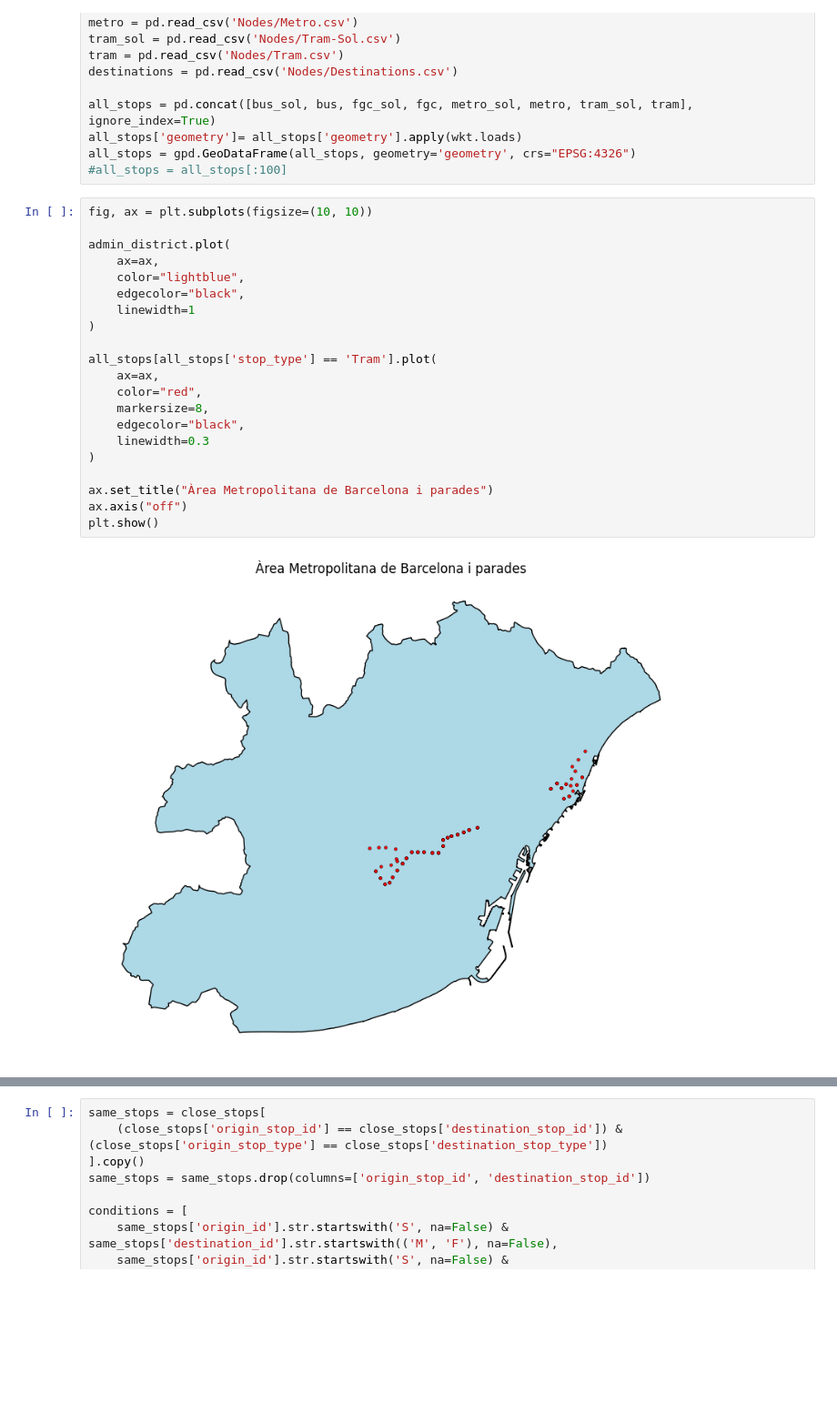
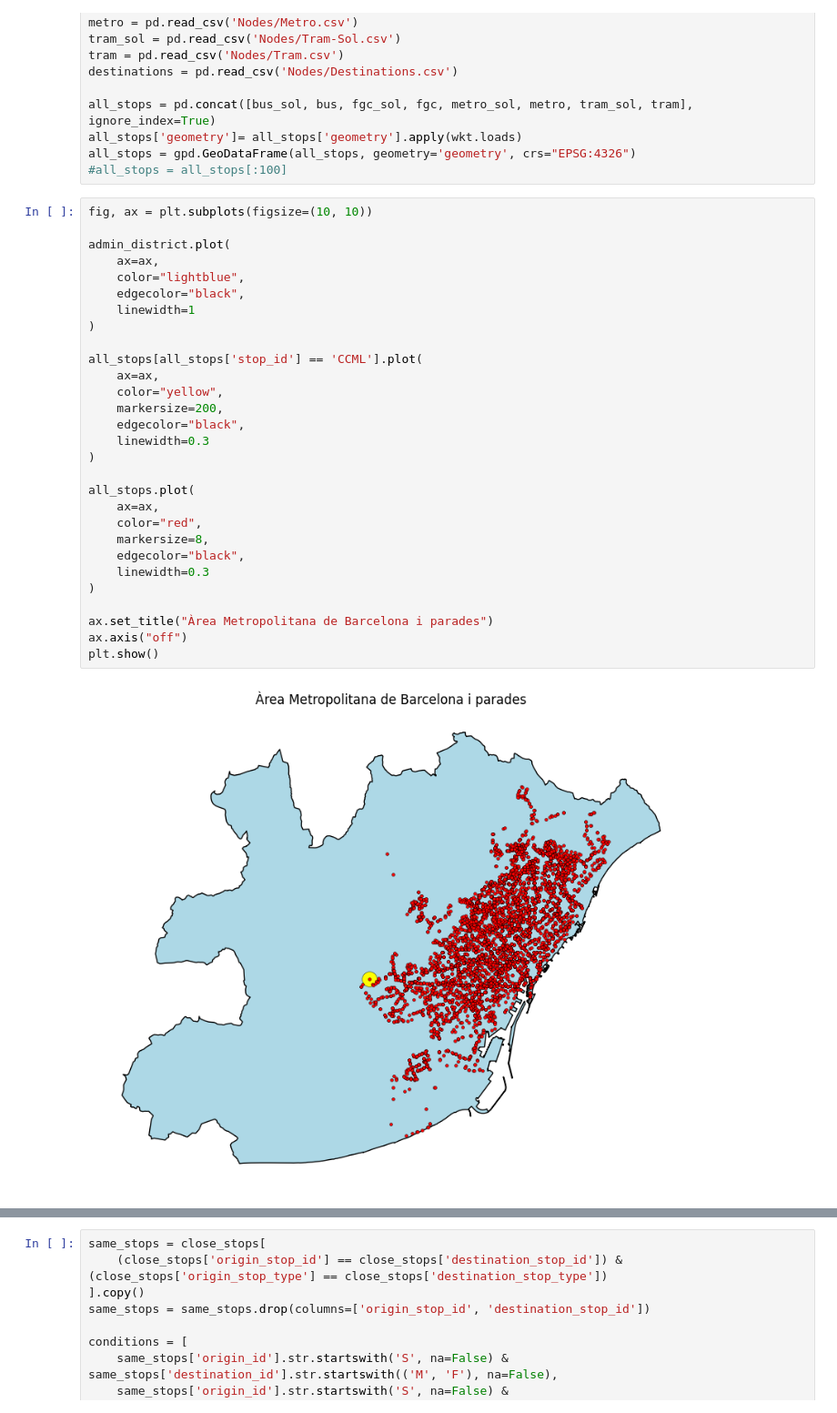
Before and after one commit to bmantepe/stop-location, a Jupyter notebook: 12-Edges-Exchange-OSMXN.ipynb, the cells around one changed output, grey strips where cells are left out. Shown at 91% size. Drawn from its saved outputs; the diff is of its cells as text; blank space fills up the shorter version.

```diff
--- a/12-Edges-Exchange-OSMXN.ipynb
+++ b/12-Edges-Exchange-OSMXN.ipynb
@@ -86,23 +86,31 @@ all_stops = gpd.GeoDataFrame(all_stops, geometry='geometry', crs="EPSG:4326")
 # %%
 fig, ax = plt.subplots(figsize=(10, 10))
 
 admin_district.plot(
     ax=ax,
     color="lightblue",
     edgecolor="black",
     linewidth=1
 )
 
-all_stops[all_stops['stop_type'] == 'Tram'].plot(
+all_stops[all_stops['stop_id'] == 'CCML'].plot(
+    ax=ax,
+    color="yellow",
+    markersize=200,
+    edgecolor="black",
+    linewidth=0.3
+)
+
+all_stops.plot(
     ax=ax,
     color="red",
     markersize=8,
     edgecolor="black",
     linewidth=0.3
 )
 
 ax.set_title("Àrea Metropolitana de Barcelona i parades")
 ax.axis("off")
 plt.show()
 # %% [output]
-[figure, old version]
+[figure, new version]
```
Also changed, not shown: parts of 4 cells of this notebook, 7 other files.
